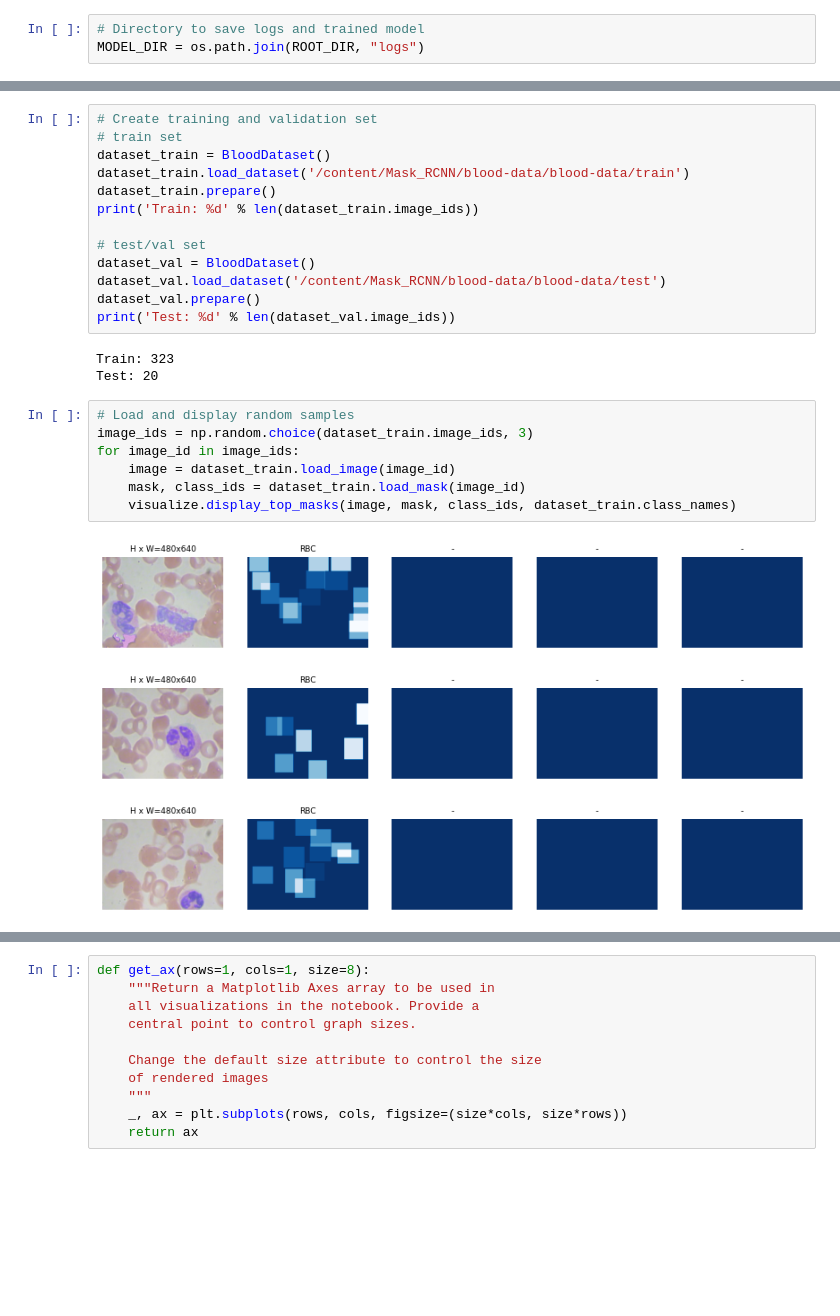
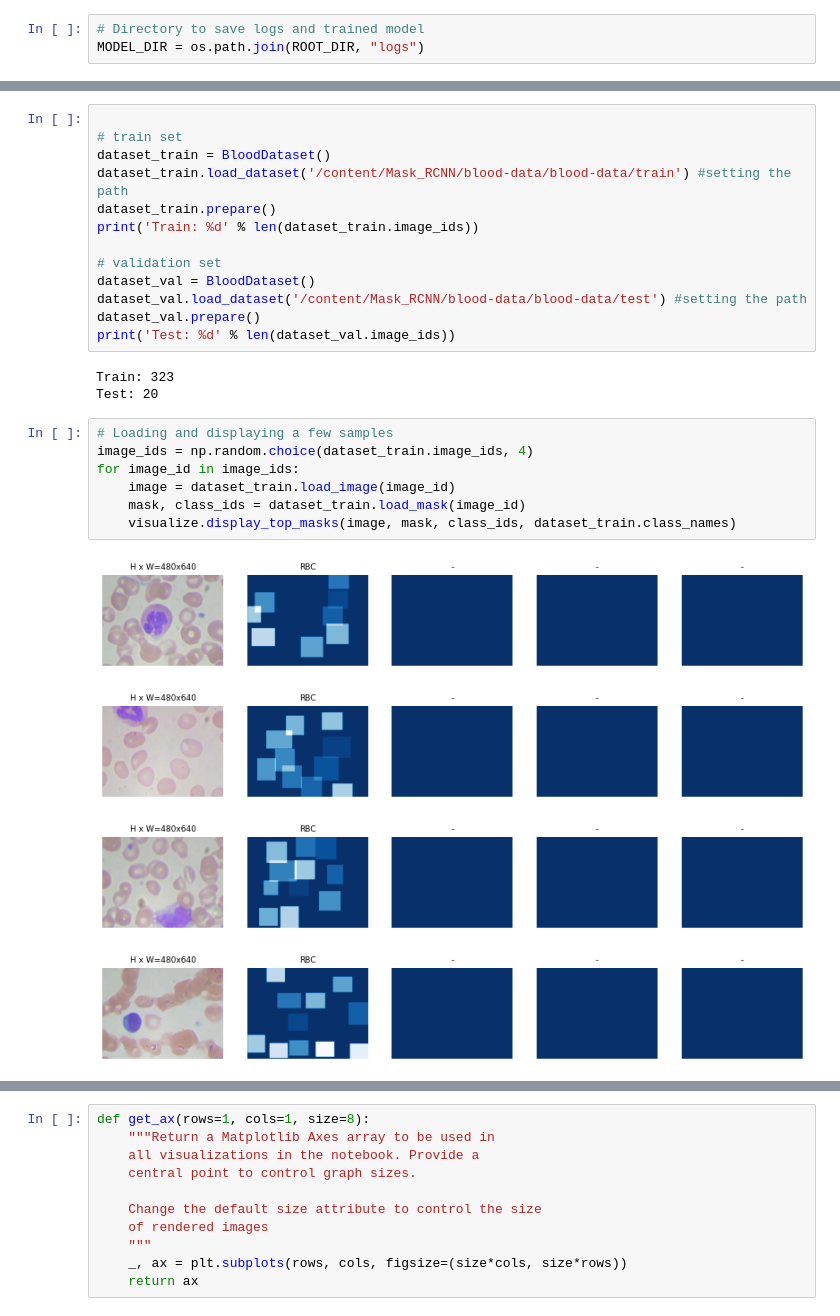
Before and after one commit to riddhigarg2605/RBC, a Jupyter notebook: RBC_segmentation.ipynb, the cells around one changed output, grey strips where cells are left out. Saved outputs shown, nothing was run; the diff lists cells and outputs as text; blank space fills up the shorter version.

```diff
--- a/RBC_segmentation.ipynb
+++ b/RBC_segmentation.ipynb
@@ -228,30 +216,31 @@ class BloodDataset(utils.Dataset):
         info = self.image_info[image_id]
         return info['path']
 # %%
-# Create training and validation set
+
 # train set
 dataset_train = BloodDataset()
-dataset_train.load_dataset('/content/Mask_RCNN/blood-data/blood-data/train')
+dataset_train.load_dataset('/content/Mask_RCNN/blood-data/blood-data/train') #setting the path
 dataset_train.prepare()
 print('Train: %d' % len(dataset_train.image_ids))
 
-# test/val set
+# validation set
 dataset_val = BloodDataset()
-dataset_val.load_dataset('/content/Mask_RCNN/blood-data/blood-data/test')
+dataset_val.load_dataset('/content/Mask_RCNN/blood-data/blood-data/test') #setting the path
 dataset_val.prepare()
 print('Test: %d' % len(dataset_val.image_ids))
 # %% [output]
 Train: 323
 Test: 20
 # %%
-# Load and display random samples
-image_ids = np.random.choice(dataset_train.image_ids, 3)
+# Loading and displaying a few samples
+image_ids = np.random.choice(dataset_train.image_ids, 4)
 for image_id in image_ids:
     image = dataset_train.load_image(image_id)
     mask, class_ids = dataset_train.load_mask(image_id)
     visualize.display_top_masks(image, mask, class_ids, dataset_train.class_names)
 # %% [output]
-[figure, old version]
+[figure, new version]
-[figure, old version]
+[figure, new version]
-[figure, old version]
+[figure, new version]
+[figure, added]
 # %%
```
Also changed, not shown: parts of 14 cells of this notebook.
